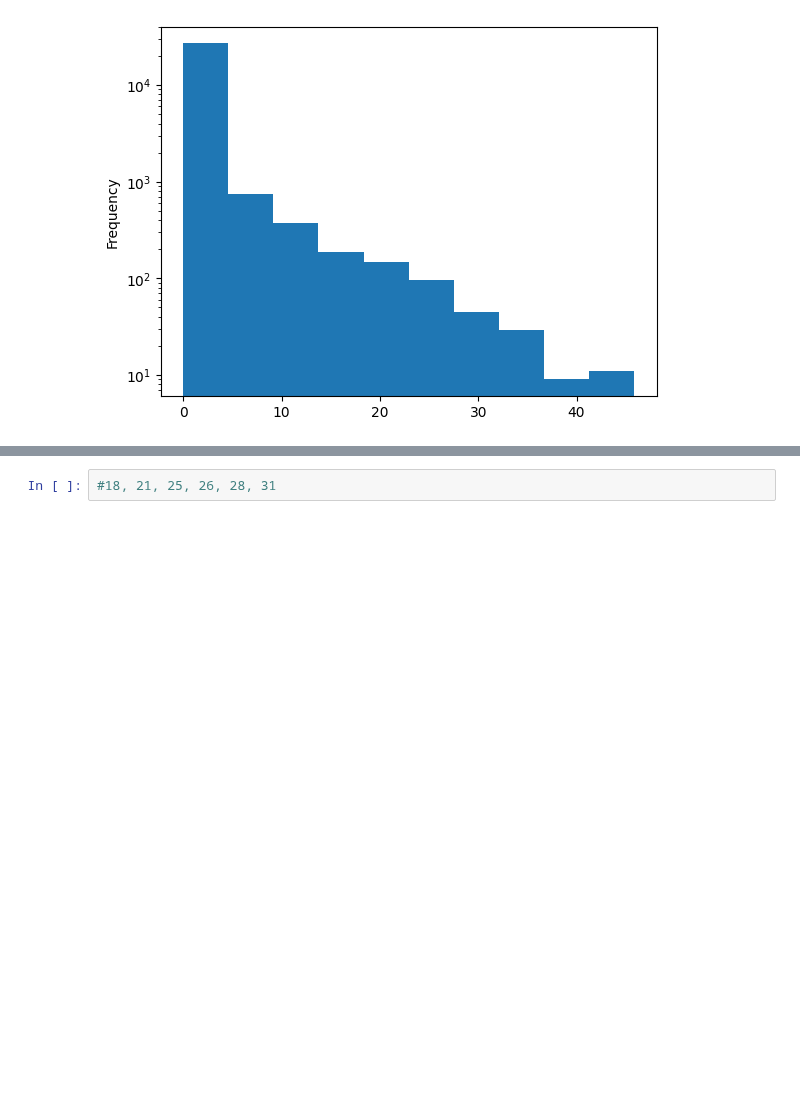
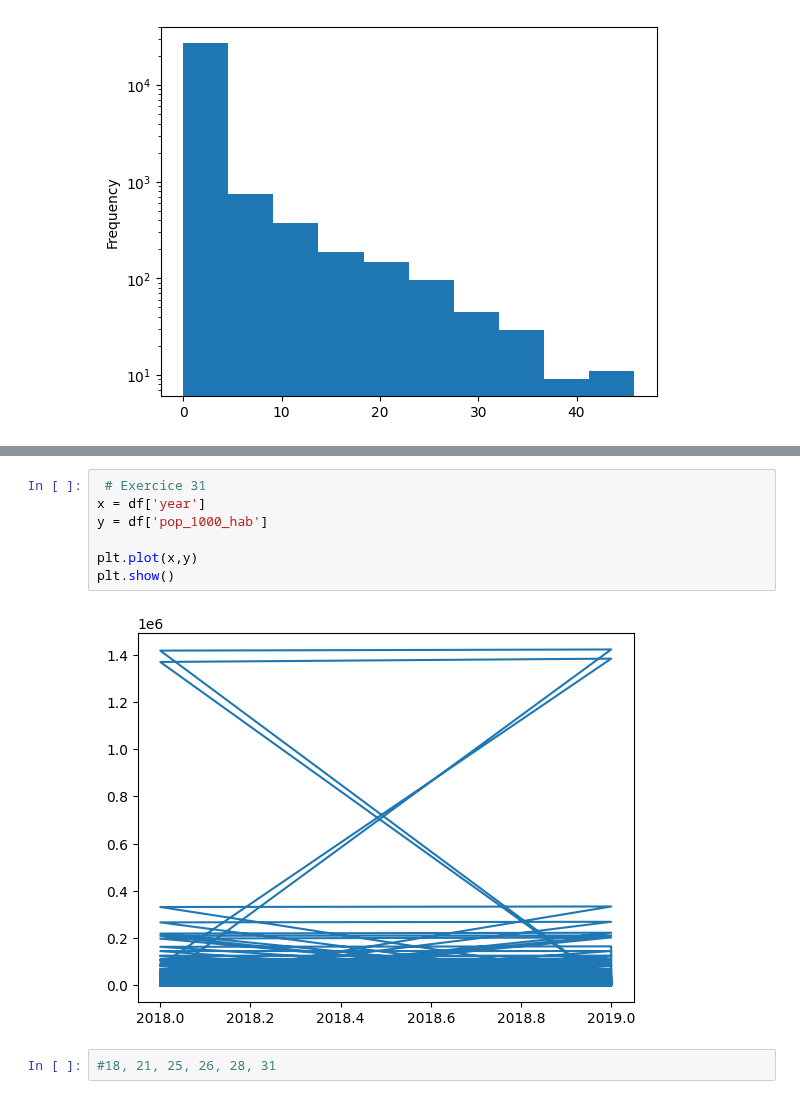
Before and after one commit to Melobgn/Brief-pandas-SEM, a Jupyter notebook: dataframes.ipynb, the cells around one changed output, grey strips where cells are left out. Drawn from its saved outputs; the diff is of its cells as text; blank space fills up the shorter version.

```diff
--- a/dataframes.ipynb
+++ b/dataframes.ipynb
@@ -377,2 +391,11 @@ Name: pop_1000_hab, Length: 14036, dtype: float64
+# %%
+ # Exercice 31
+x = df['year']
+y = df['pop_1000_hab']
+
+plt.plot(x,y)
+plt.show()
+# %% [output]
+[figure, added]
 # %%
 #18, 21, 25, 26, 28, 31
```
Also changed, not shown: parts of 5 cells of this notebook.
